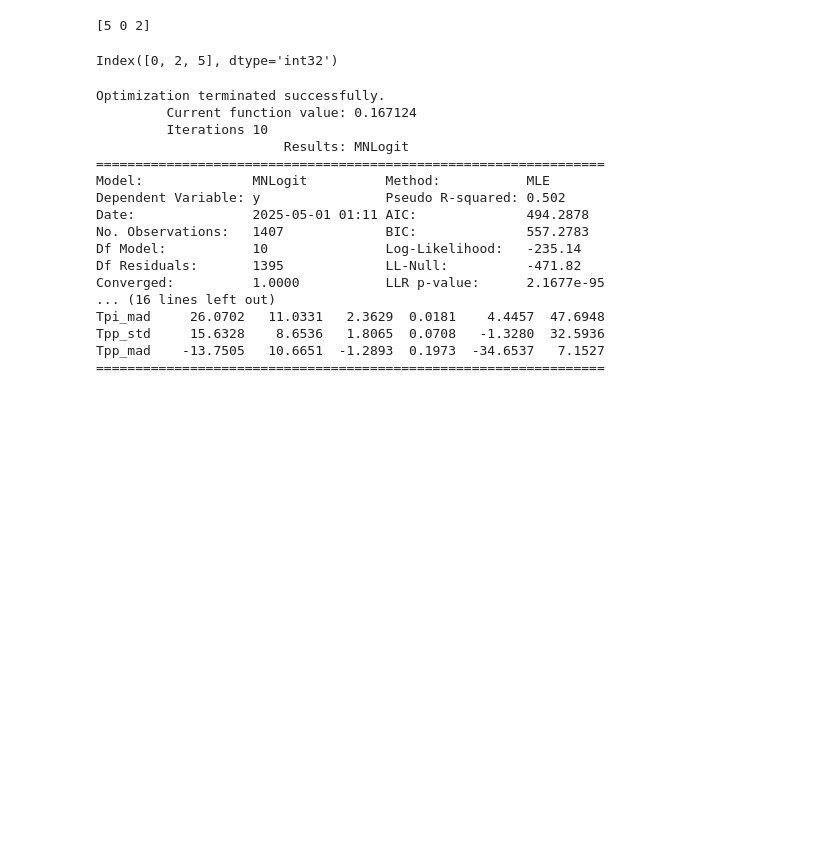
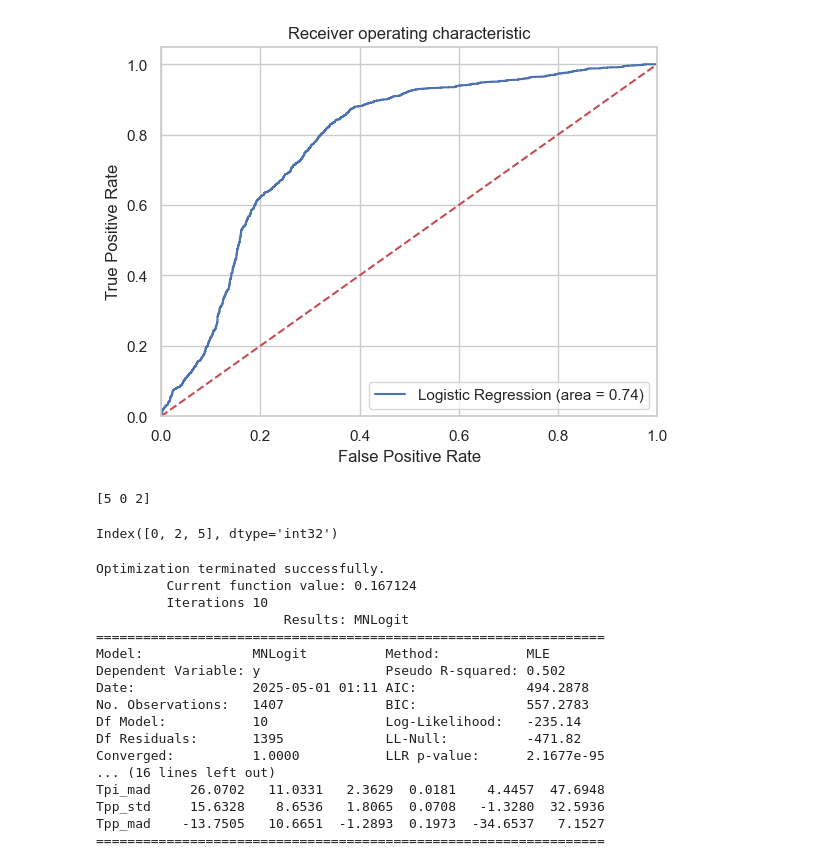
Before and after one commit to Jia-Ji/pyPPG_analysis, a Jupyter notebook: regression.ipynb, the cells around one changed output. Drawn from its saved outputs; the diff is of its cells as text; code cells hidden in the pictures; blank space fills up the shorter version.

Commit message:
logistic regression prediction

```diff
--- a/regression.ipynb
+++ b/regression.ipynb
@@ -93,4 +110,4 @@ Please also refer to the documentation for alternative solver options:
 # %%
-columns_selected = data.columns[rfe.support_]
+columns_selected = train_x_clean.columns[rfe.support_]
 print(columns_selected)
 # %% [output]
@@ -97,0 +117,6 @@ Index(['Tpi_std', 'Tpi_iqr', 'Tpi_mad', 'Tpp_std', 'Tpp_mad'], dtype='object')
+# %%
+import statsmodels.api as sm
+os_train_x = train_x_clean[columns_selected]
+logit_model=sm.Logit(train_y_clean, os_train_x)
+result=logit_model.fit()
+print(result.summary2())
@@ -97,0 +141,6 @@ Index(['Tpi_std', 'Tpi_iqr', 'Tpi_mad', 'Tpp_std', 'Tpp_mad'], dtype='object')
+# %%
+from sklearn.linear_model import LogisticRegression
+from sklearn import metrics
+
+logreg = LogisticRegression()
+logreg.fit(os_train_x, train_y_clean)
@@ -97,0 +149,4 @@ Index(['Tpi_std', 'Tpi_iqr', 'Tpi_mad', 'Tpp_std', 'Tpp_mad'], dtype='object')
+# %%
+os_x_test = x_test[columns_selected]
+y_pred = logreg.predict(os_x_test)
+print('Accuracy of logistic regression classifier on test set: {:.2f}'.format(logreg.score(os_x_test, y_test)))
@@ -98,3 +174,21 @@ Index(['Tpi_std', 'Tpi_iqr', 'Tpi_mad', 'Tpp_std', 'Tpp_mad'], dtype='object')
+# %%
+from sklearn.metrics import roc_auc_score
+from sklearn.metrics import roc_curve
+logit_roc_auc = roc_auc_score(y_test, logreg.predict(os_x_test))
+fpr, tpr, thresholds = roc_curve(y_test, logreg.predict_proba(os_x_test)[:,1])
+plt.figure()
+plt.plot(fpr, tpr, label='Logistic Regression (area = %0.2f)' % logit_roc_auc)
+plt.plot([0, 1], [0, 1],'r--')
+plt.xlim([0.0, 1.0])
+plt.ylim([0.0, 1.05])
+plt.xlabel('False Positive Rate')
+plt.ylabel('True Positive Rate')
+plt.title('Receiver operating characteristic')
+plt.legend(loc="lower right")
+plt.savefig('Log_ROC')
+plt.show()
+# %% [output]
+[figure, added]
 # %%
 print(labels.unique())  # Should show: [0, 2, 5]
 # %% [output]
```
Also changed, not shown: parts of 17 cells of this notebook, 10 other files.
